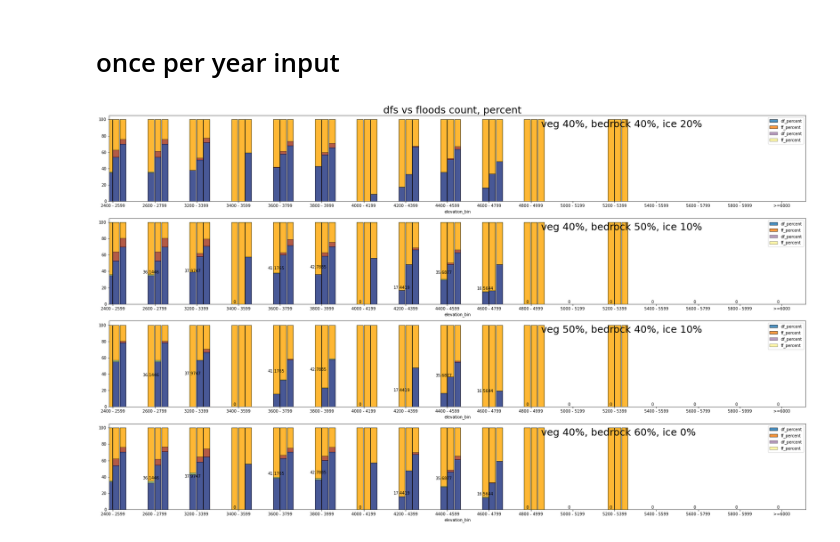
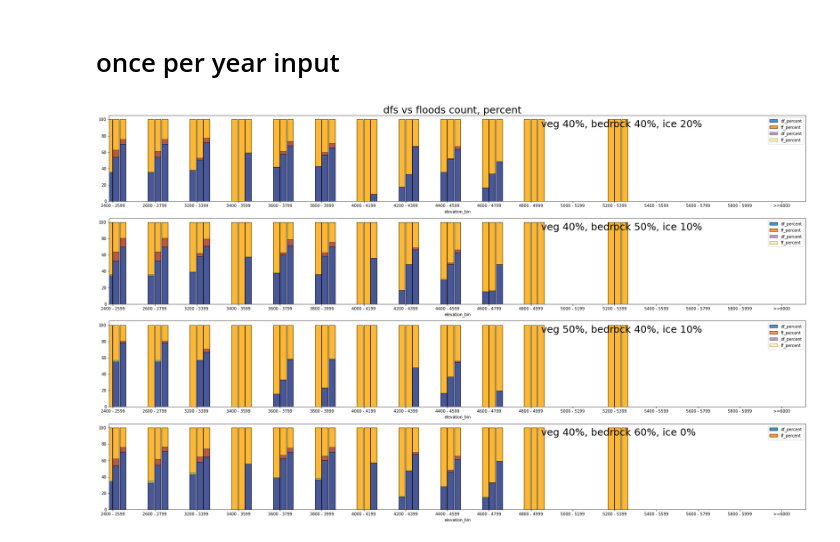
Before and after one commit to varyabazilova/sedcas_sediments_hma, a Jupyter notebook: 202406_modelruns/floods_per_year_plot.ipynb, the cells around one changed output. Saved outputs shown, nothing was run; the diff lists cells and outputs as text; code cells hidden in the pictures.

```diff
--- a/202406_modelruns/floods_per_year_plot.ipynb
+++ b/202406_modelruns/floods_per_year_plot.ipynb
@@ -543,7 +543,6 @@ daily40_lc1_forplot2.plot.bar(alpha=0.4, rot=0, width=width, stacked=True, edgec
 once20_lc2_forplot2.plot.bar(alpha=0.8, rot=0, width=width, stacked=True, edgecolor='black', position=1.1,  ax=mosaic['b'])
 once30_lc2_forplot2.plot.bar(alpha=0.8, rot=0, width=width, stacked=True, edgecolor='black', position=0,    ax=mosaic['b'], legend = False)
 once40_lc2_forplot2.plot.bar(alpha=0.8, rot=0, width=width, stacked=True, edgecolor='black', position=-1.1, ax=mosaic['b'], legend = False)
-mosaic['b'].bar_label(mosaic['a'].containers[0], fontsize=10);
 
 # daily
 daily20_lc2_forplot2.plot.bar(alpha=0.4, rot=0, width=width, stacked=True, edgecolor='black', position=1.1,  ax=mosaic['b'], cmap = 'viridis')
@@ -554,36 +553,36 @@ daily40_lc2_forplot2.plot.bar(alpha=0.4, rot=0, width=width, stacked=True, edgec
 once20_lc3_forplot2.plot.bar(alpha=0.8, rot=0, width=width, stacked=True, edgecolor='black', position=1.1,  ax=mosaic['c'])
 once30_lc3_forplot2.plot.bar(alpha=0.8, rot=0, width=width, stacked=True, edgecolor='black', position=0,    ax=mosaic['c'], legend = False)
 once40_lc3_forplot2.plot.bar(alpha=0.8, rot=0, width=width, stacked=True, edgecolor='black', position=-1.1, ax=mosaic['c'], legend = False)
-mosaic['c'].bar_label(mosaic['a'].containers[0], fontsize=10);
 
 # daily
 daily20_lc3_forplot2.plot.bar(alpha=0.4, rot=0, width=width, stacked=True, edgecolor='black', position=1.1,  ax=mosaic['c'], cmap = 'viridis')
 daily30_lc3_forplot2.plot.bar(alpha=0.4, rot=0, width=width, stacked=True, edgecolor='black', position=0,    ax=mosaic['c'], legend = False, cmap = 'viridis')
 daily40_lc3_forplot2.plot.bar(alpha=0.4, rot=0, width=width, stacked=True, edgecolor='black', position=-1.1, ax=mosaic['c'], legend = False, cmap = 'viridis')
 
 
 
 # -------------- landcover 4
 once20_lc4_forplot2.plot.bar(alpha=0.8, rot=0, width=width, stacked=True, edgecolor='black', position=1.1,  ax=mosaic['d'])
 once30_lc4_forplot2.plot.bar(alpha=0.8, rot=0, width=width, stacked=True, edgecolor='black', position=0,    ax=mosaic['d'], legend = False)
 once40_lc4_forplot2.plot.bar(alpha=0.8, rot=0, width=width, stacked=True, edgecolor='black', position=-1.1, ax=mosaic['d'], legend = False)
-mosaic['d'].bar_label(mosaic['a'].containers[0], fontsize=10);
 
-daily20_lc4_forplot2.plot.bar(alpha=0.4, rot=0, width=width, stacked=True, edgecolor='black', position=1.1,  ax=mosaic['d'], cmap = 'viridis')
+daily20_lc4_forplot2.plot.bar(alpha=0.4, rot=0, width=width, stacked=True, edgecolor='black', position=1.1,  ax=mosaic['d'], legend = False, cmap = 'viridis')
 daily30_lc4_forplot2.plot.bar(alpha=0.4, rot=0, width=width, stacked=True, edgecolor='black', position=0,    ax=mosaic['d'], legend = False, cmap = 'viridis')
 daily40_lc4_forplot2.plot.bar(alpha=0.4, rot=0, width=width, stacked=True, edgecolor='black', position=-1.1, ax=mosaic['d'], legend = False, cmap = 'viridis')
 
 
 
 # Adding text to the top-left corner of each subplot
 mosaic['a'].text(0.62, 0.95, 'veg 40%, bedrock 40%, ice 20%', transform=mosaic['a'].transAxes, fontsize=25, verticalalignment='top')
 mosaic['b'].text(0.62, 0.95, 'veg 40%, bedrock 50%, ice 10%', transform=mosaic['b'].transAxes, fontsize=25, verticalalignment='top')
 mosaic['c'].text(0.62, 0.95, 'veg 50%, bedrock 40%, ice 10%', transform=mosaic['c'].transAxes, fontsize=25, verticalalignment='top')
 mosaic['d'].text(0.62, 0.95, 'veg 40%, bedrock 60%, ice 0%', transform=mosaic['d'].transAxes, fontsize=25, verticalalignment='top')
 
 # Title for the whole figure
 plt.suptitle('dfs vs floods count, percent', fontsize=25)
 
 plt.tight_layout()
+
+# plt.savefig('percent_test.png', dpi = 300, bbox_inches = 'tight')
 # %% [output]
-[figure, old version]
+[figure, new version]
```
Also changed, not shown: 25 other files.
